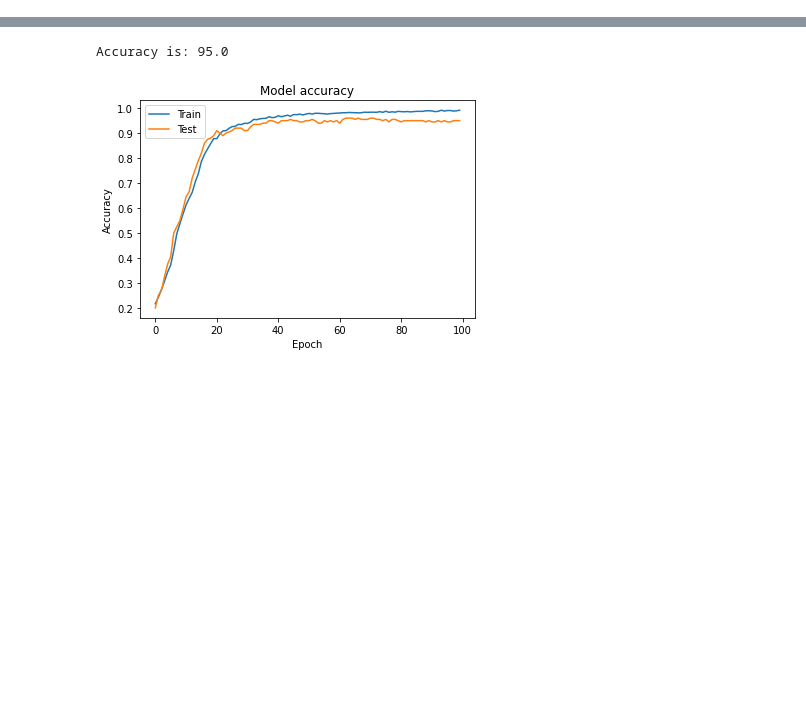
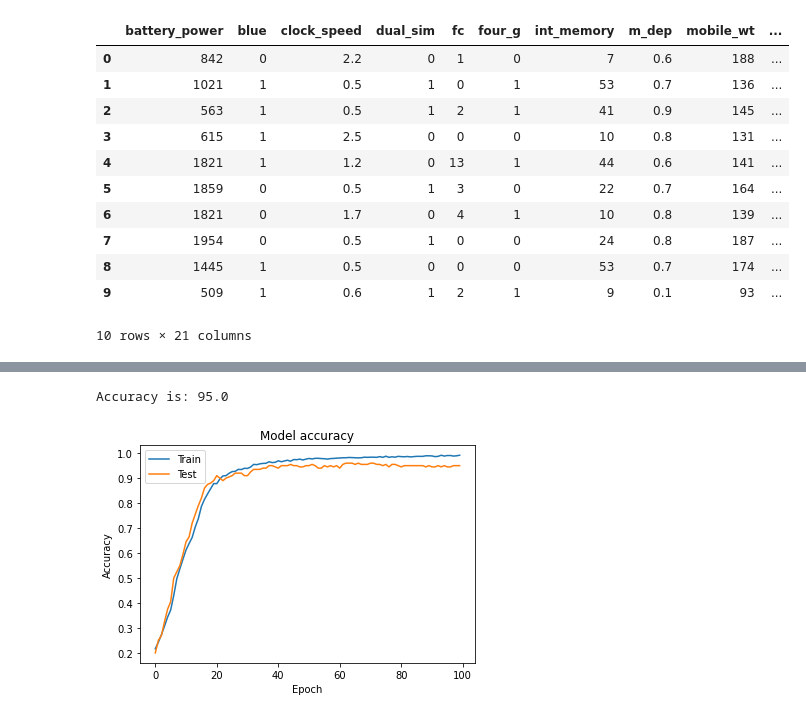
Before and after one commit to tugrul-kok/Deep-Learning-Python-Exercises, a Jupyter notebook: mobile-price-range-classifier/price_classifier.ipynb, the cells around one changed output, grey strips where cells are left out. Drawn from its saved outputs; the diff is of its cells as text; code cells hidden in the pictures; blank space fills up the shorter version.

Commit message:
data added

```diff
--- a/mobile-price-range-classifier/price_classifier.ipynb
+++ b/mobile-price-range-classifier/price_classifier.ipynb
@@ -19,7 +19,20 @@ import matplotlib.pyplot as plt
 # %%
 # Data is imported, downloaded from https://www.kaggle.com/iabhishekofficial/mobile-price-classification
 data = pd.read_csv('train.csv')
-#data.head(10)
+data.head(10)
+# %% [output]
+|  | battery_power | blue | clock_speed | dual_sim | fc | four_g | int_memory | m_dep | mobile_wt | ... |
+| 0 | 842 | 0 | 2.2 | 0 | 1 | 0 | 7 | 0.6 | 188 | ... |
+| 1 | 1021 | 1 | 0.5 | 1 | 0 | 1 | 53 | 0.7 | 136 | ... |
+| 2 | 563 | 1 | 0.5 | 1 | 2 | 1 | 41 | 0.9 | 145 | ... |
+| 3 | 615 | 1 | 2.5 | 0 | 0 | 0 | 10 | 0.8 | 131 | ... |
+| 4 | 1821 | 1 | 1.2 | 0 | 13 | 1 | 44 | 0.6 | 141 | ... |
+| 5 | 1859 | 0 | 0.5 | 1 | 3 | 0 | 22 | 0.7 | 164 | ... |
+| 6 | 1821 | 0 | 1.7 | 0 | 4 | 1 | 10 | 0.8 | 139 | ... |
+| 7 | 1954 | 0 | 0.5 | 1 | 0 | 0 | 24 | 0.8 | 187 | ... |
+| 8 | 1445 | 1 | 0.5 | 0 | 0 | 0 | 53 | 0.7 | 174 | ... |
+| 9 | 509 | 1 | 0.6 | 1 | 2 | 1 | 9 | 0.1 | 93 | ... |
+10 rows × 21 columns
 # %%
 # Changing data into array.
 features = data.iloc[:,:20].values
```
Also changed, not shown: parts of 1 cell of this notebook, 3 other files.
